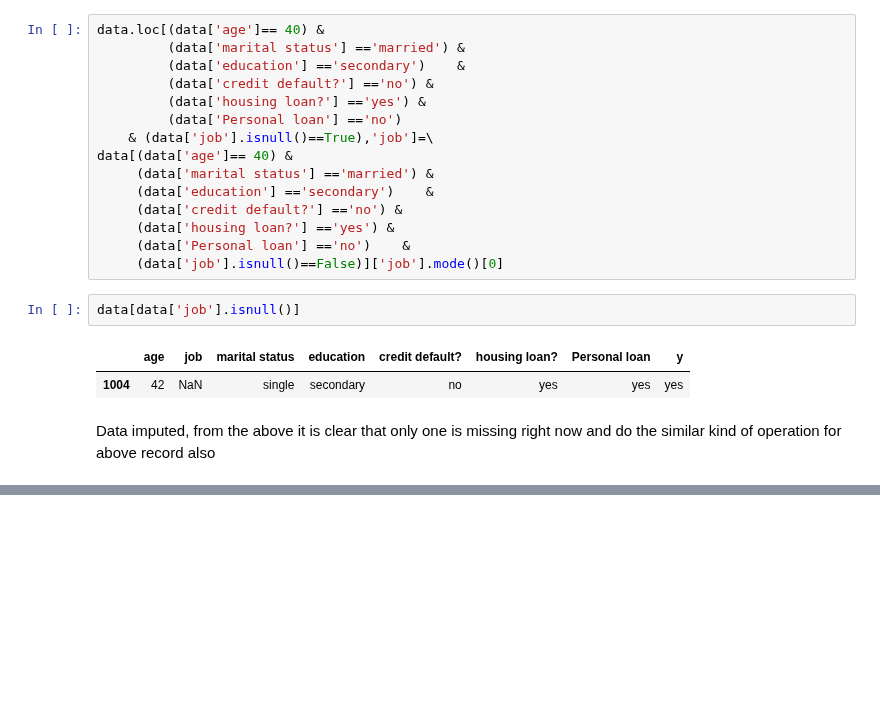
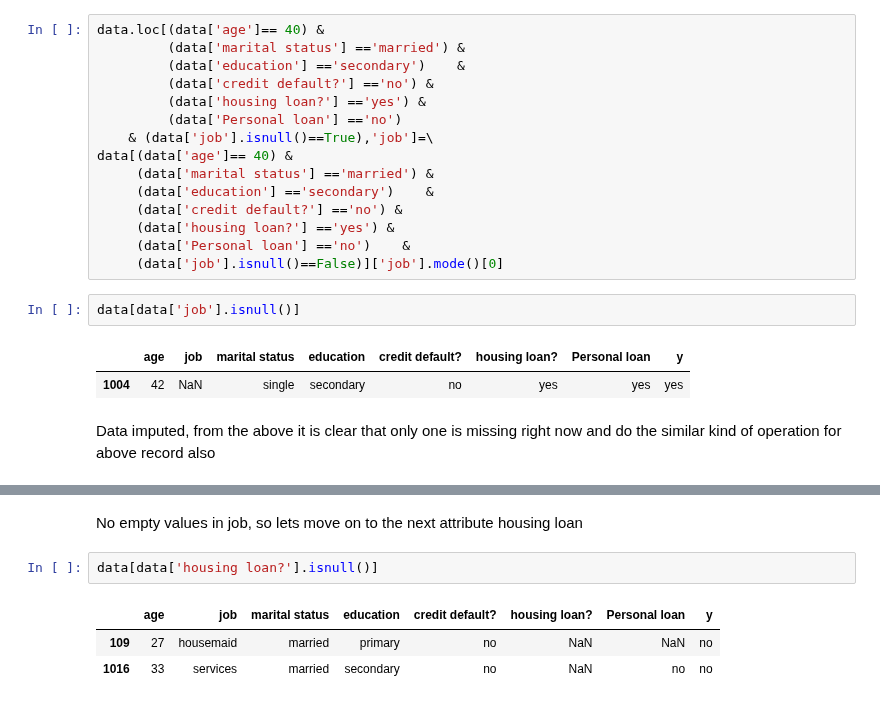
Before and after one commit to lokeshkumarn/Notebooks, a Jupyter notebook: BankTermDeposit.ipynb, the cells around one changed output, grey strips where cells are left out. Saved outputs shown, nothing was run; the diff lists cells and outputs as text; blank space fills up the shorter version.

```diff
--- a/BankTermDeposit.ipynb
+++ b/BankTermDeposit.ipynb
@@ -142,0 +253,8 @@ Data imputed, from the above it is clear that only one is missing right now and
+# %% [markdown]
+No empty values in job, so lets move on to the next attribute housing loan
+# %%
+data[data['housing loan?'].isnull()]
+# %% [output]
+|  | age | job | marital status | education | credit default? | housing loan? | Personal loan | y |
+| 109 | 27 | housemaid | married | primary | no | NaN | NaN | no |
+| 1016 | 33 | services | married | secondary | no | NaN | no | no |
```
Also changed, not shown: parts of 28 cells of this notebook.
